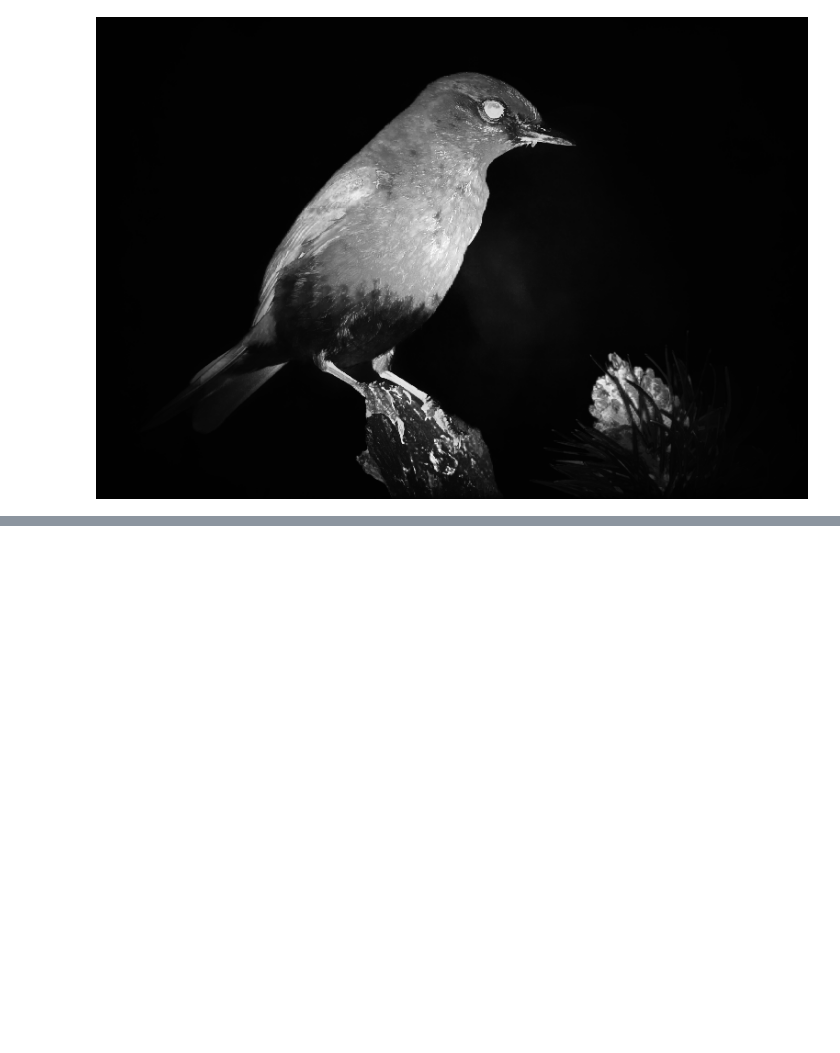
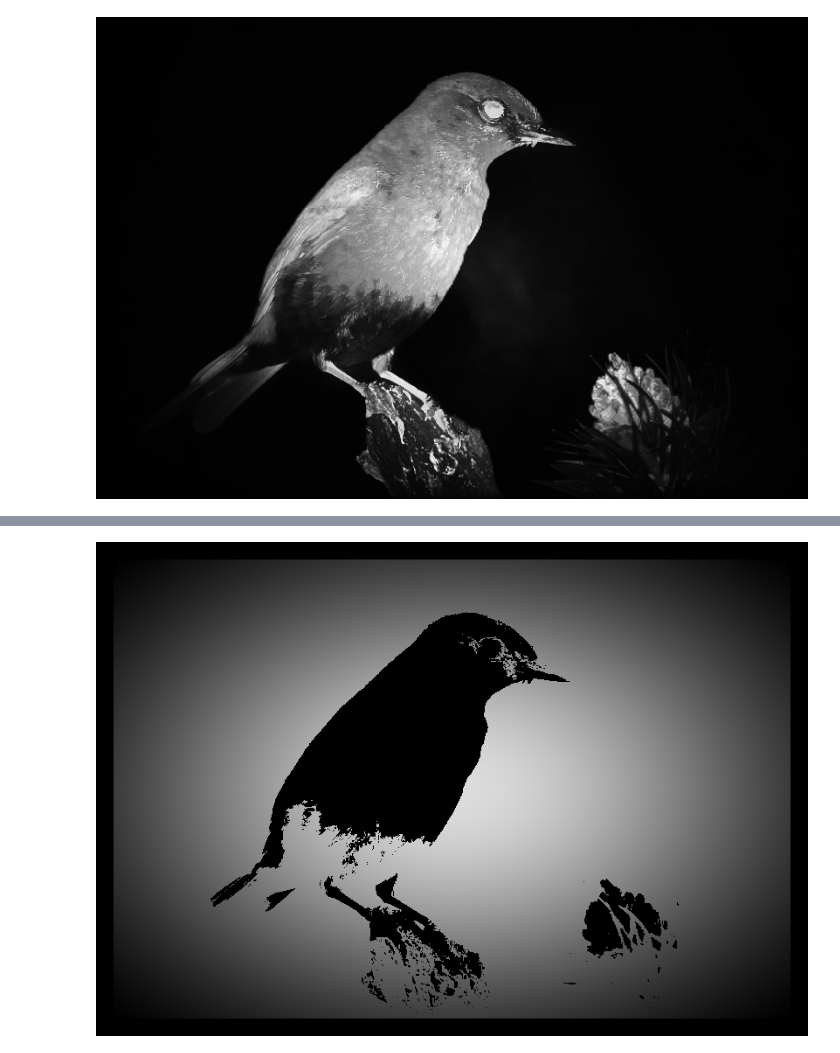
Before and after one commit to gijzelaerr/logoplacer, a Jupyter notebook: notebooks/logoplacer.ipynb, the cells around one changed output, grey strips where cells are left out. Drawn from its saved outputs; the diff is of its cells as text; code cells hidden in the pictures; blank space fills up the shorter version.

```diff
--- a/notebooks/logoplacer.ipynb
+++ b/notebooks/logoplacer.ipynb
@@ -52,0 +86,6 @@ showarray(mbd)
+# %%
+# add padding
+padded = np.pad(kernelled, (20,), 'constant', constant_values=(0,))
+showarray(padded * 255)
+# %% [output]
+[figure, added]
```
Also changed, not shown: parts of 8 cells of this notebook.
